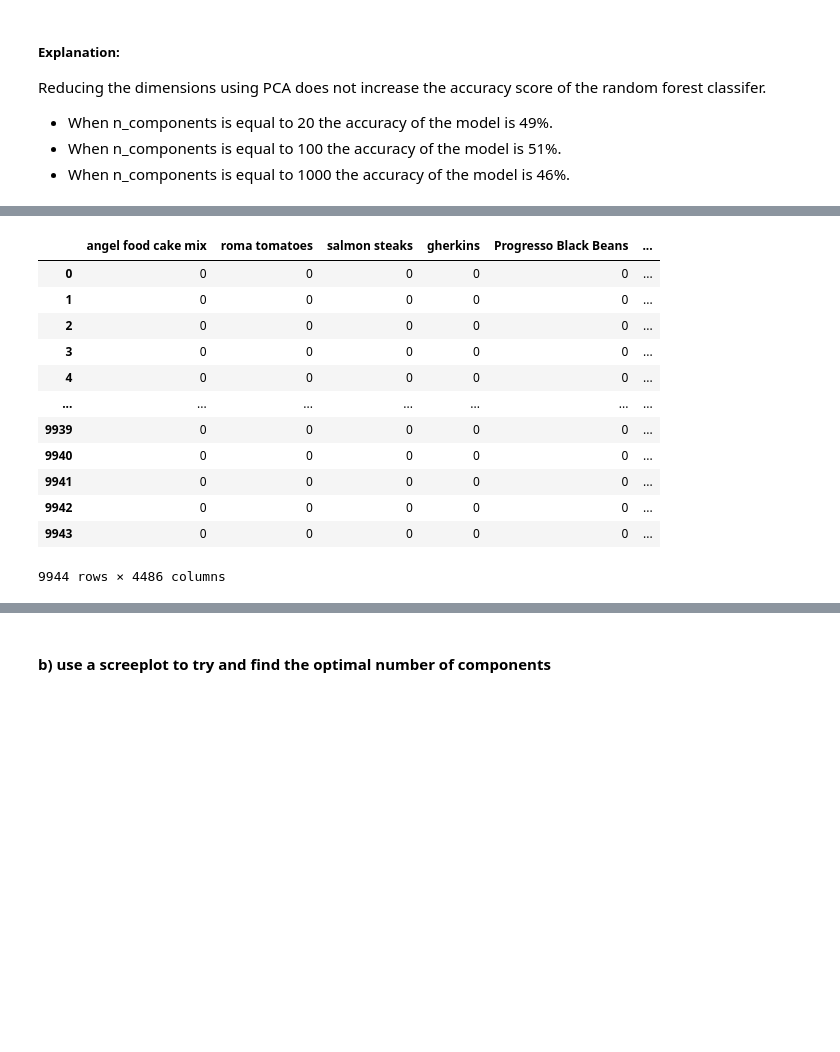
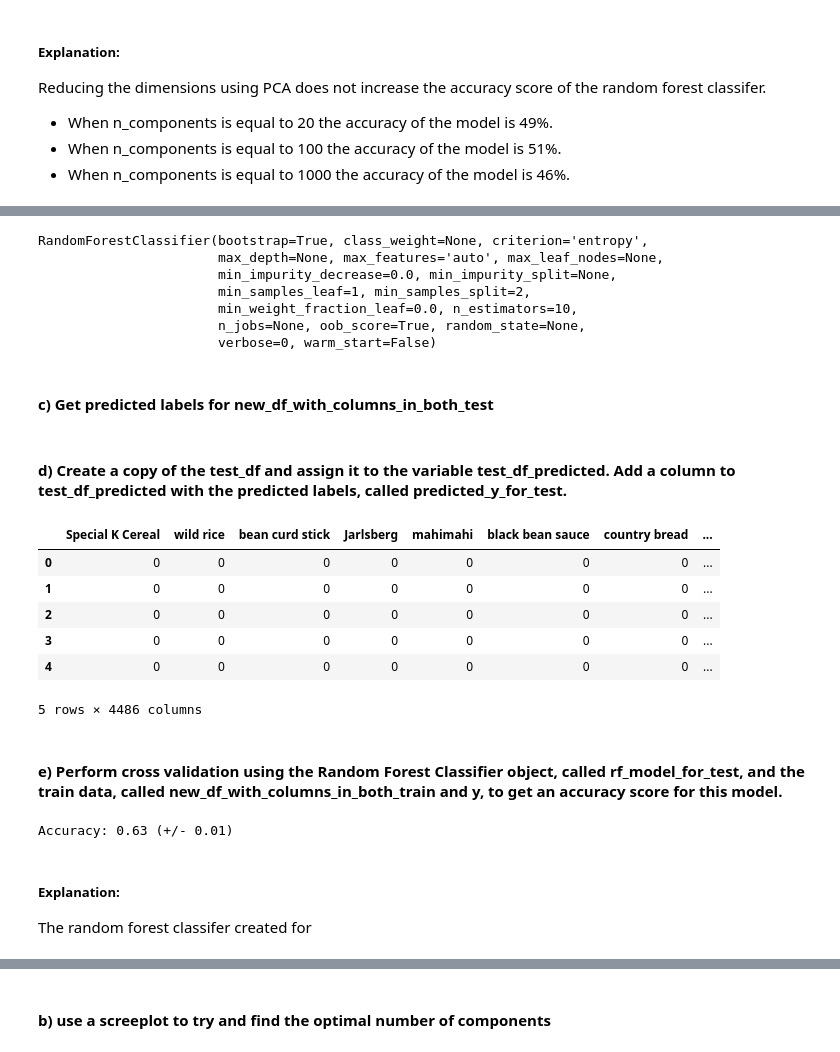
Before and after one commit to samcoh/kaggle_competition_cooking, a Jupyter notebook: Kaggle_Competition.ipynb, the cells around one changed output, grey strips where cells are left out. Saved outputs shown, nothing was run; the diff lists cells and outputs as text; code cells hidden in the pictures; blank space fills up the shorter version.

Commit message:
changed method for predicted labels for test

```diff
--- a/Kaggle_Competition.ipynb
+++ b/Kaggle_Competition.ipynb
@@ -868,20 +896,36 @@ predicted_y_test = rf_model_pca_100.predict(x_test_100)
+# %%
+rf_model_for_test = skens.RandomForestClassifier(n_estimators=10,
+                                                oob_score=True,
+                                                criterion='entropy')
+# %%
+rf_model_for_test.fit(new_df_with_columns_in_both_train,y)
+# %% [output]
+RandomForestClassifier(bootstrap=True, class_weight=None, criterion='entropy',
+                       max_depth=None, max_features='auto', max_leaf_nodes=None,
+                       min_impurity_decrease=0.0, min_impurity_split=None,
+                       min_samples_leaf=1, min_samples_split=2,
+                       min_weight_fraction_leaf=0.0, n_estimators=10,
+                       n_jobs=None, oob_score=True, random_state=None,
+                       verbose=0, warm_start=False)
+# %% [markdown]
+#### c) Get predicted labels for new_df_with_columns_in_both_test
+# %%
+predicted_y_for_test = rf_model_for_test.predict(new_df_with_columns_in_both_test)
+# %% [markdown]
+#### d) Create a copy of the test_df and assign it to the variable test_df_predicted. Add a column to test_df_predicted with the predicted labels, called predicted_y_for_test.
 # %%
 test_df_predicted = test_df.copy()
 
-test_df_predicted["predicted_labels"] = predicted_y_test
+test_df_predicted["predicted_labels"] = predicted_y_for_test
 # %%
-test_df_predicted
+test_df_predicted.head()
 # %% [output]
-|  | angel food cake mix | roma tomatoes | salmon steaks | gherkins | Progresso Black Beans | ... |
-| 0 | 0 | 0 | 0 | 0 | 0 | ... |
-| 1 | 0 | 0 | 0 | 0 | 0 | ... |
-| 2 | 0 | 0 | 0 | 0 | 0 | ... |
-| 3 | 0 | 0 | 0 | 0 | 0 | ... |
-| 4 | 0 | 0 | 0 | 0 | 0 | ... |
-| ... | ... | ... | ... | ... | ... | ... |
-| 9939 | 0 | 0 | 0 | 0 | 0 | ... |
-| 9940 | 0 | 0 | 0 | 0 | 0 | ... |
-| 9941 | 0 | 0 | 0 | 0 | 0 | ... |
-| 9942 | 0 | 0 | 0 | 0 | 0 | ... |
-| 9943 | 0 | 0 | 0 | 0 | 0 | ... |
+|  | Special K Cereal | wild rice | bean curd stick | Jarlsberg | mahimahi | black bean sauce | country bread | ... |
+| 0 | 0 | 0 | 0 | 0 | 0 | 0 | 0 | ... |
+| 1 | 0 | 0 | 0 | 0 | 0 | 0 | 0 | ... |
+| 2 | 0 | 0 | 0 | 0 | 0 | 0 | 0 | ... |
+| 3 | 0 | 0 | 0 | 0 | 0 | 0 | 0 | ... |
+| 4 | 0 | 0 | 0 | 0 | 0 | 0 | 0 | ... |
-9944 rows × 4486 columns
+5 rows × 4486 columns
+# %% [markdown]
+#### e) Perform cross validation using the Random Forest Classifier object, called rf_model_for_test, and the train data, called new_df_with_columns_in_both_train and y, to get an accuracy score for this model.
@@ -887,0 +934,7 @@ test_df_predicted
+# %%
+print("Accuracy: %0.2f (+/- %0.2f)" % (scores_of_new_model.mean(), scores_of_new_model.std() * 2))
+# %% [output]
+Accuracy: 0.63 (+/- 0.01)
+# %% [markdown]
+##### Explanation:
+The random forest classifer created for
```
Also changed, not shown: parts of 38 cells of this notebook.
